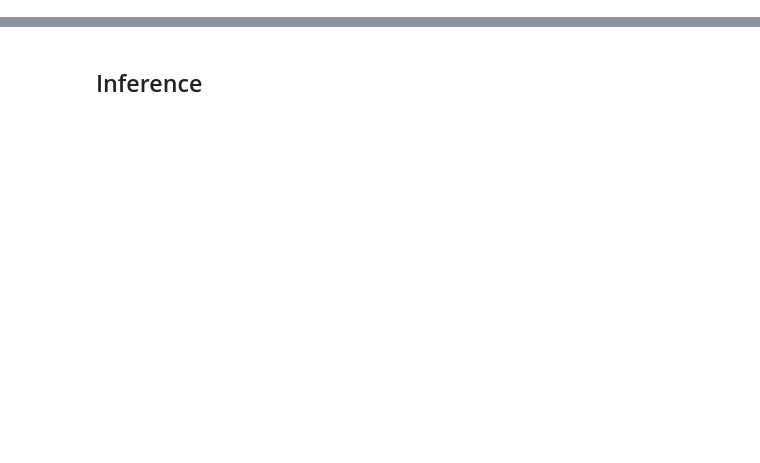
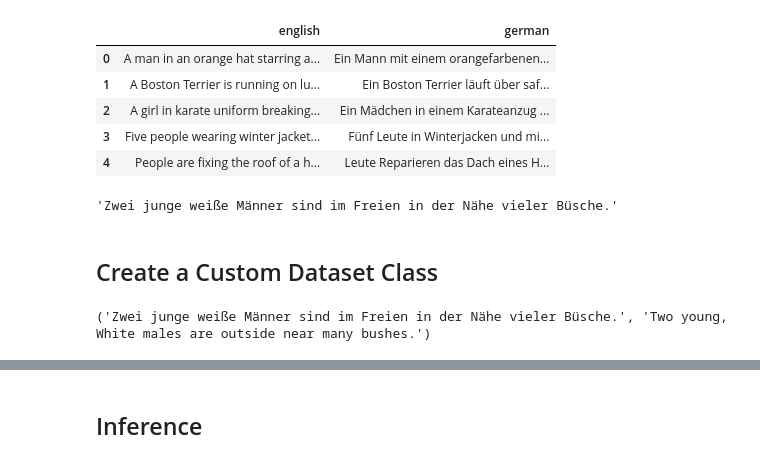
Before and after one commit to sovit-123/attention_is_all_you_need, a Jupyter notebook: examples/language_translation_custom_dataloader_german_to_english.ipynb, the cells around one changed output, grey strips where cells are left out. Drawn from its saved outputs; the diff is of its cells as text; code cells hidden in the pictures; blank space fills up the shorter version.

```diff
--- a/examples/language_translation.ipynb
+++ b/examples/language_translation_custom_dataloader_german_to_english.ipynb
@@ -38,0 +57,16 @@ vocab_transform = {}
+# %%
+valid_csv = pd.read_csv('data/english_german/translation_test.csv', usecols=['english', 'german'])
+valid_csv.head()
+# %% [output]
+|  | english | german |
+| 0 | A man in an orange hat starring a... | Ein Mann mit einem orangefarbenen... |
+| 1 | A Boston Terrier is running on lu... | Ein Boston Terrier läuft über saf... |
+| 2 | A girl in karate uniform breaking... | Ein Mädchen in einem Karateanzug ... |
+| 3 | Five people wearing winter jacket... | Fünf Leute in Winterjacken und mi... |
+| 4 | People are fixing the roof of a h... | Leute Reparieren das Dach eines H... |
+# %%
+train_csv['german'].iloc[0]
+# %% [output]
+'Zwei junge weiße Männer sind im Freien in der Nähe vieler Büsche.'
+# %% [markdown]
+## Create a Custom Dataset Class
@@ -39 +89,6 @@ vocab_transform = {}
+# %%
+iterator = iter(train_dataset)
+print(next(iterator))
+# %% [output]
+('Zwei junge weiße Männer sind im Freien in der Nähe vieler Büsche.', 'Two young, White males are outside near many bushes.')
 # %%
```
Also changed, not shown: parts of 20 cells of this notebook, 3 other files.
